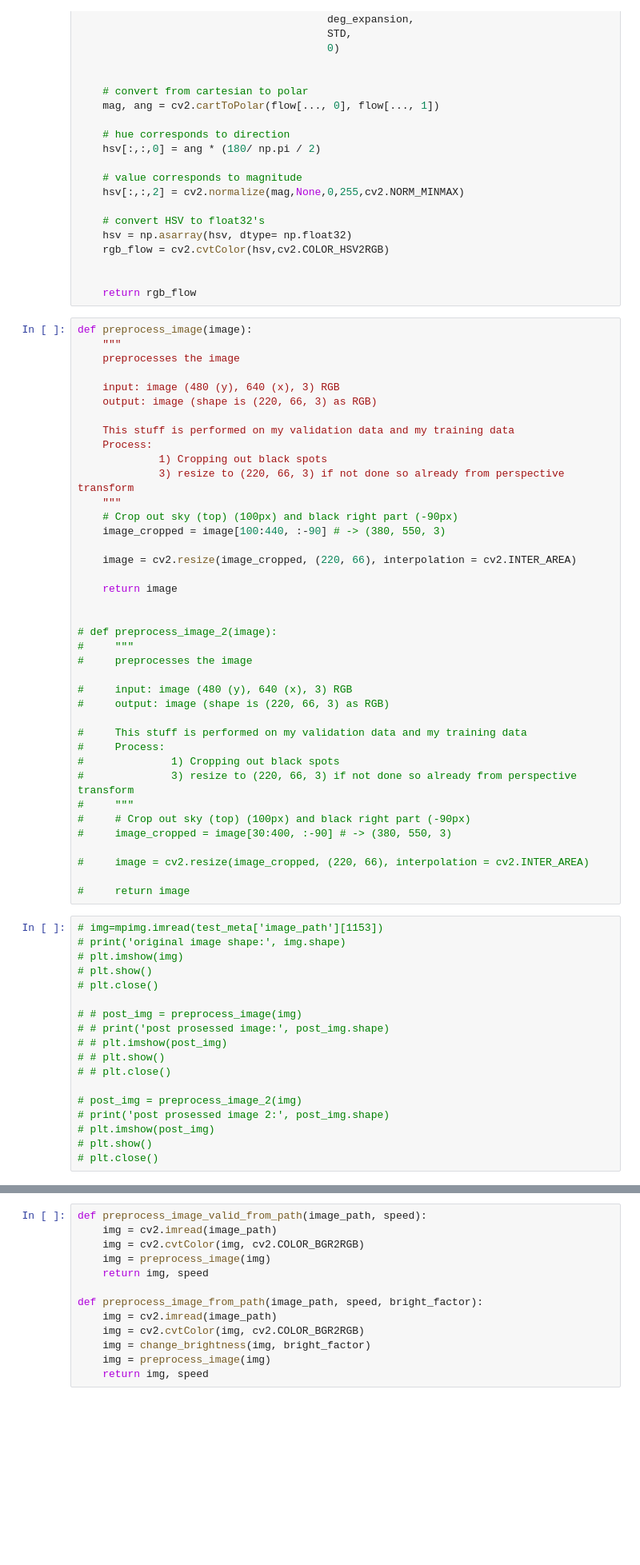
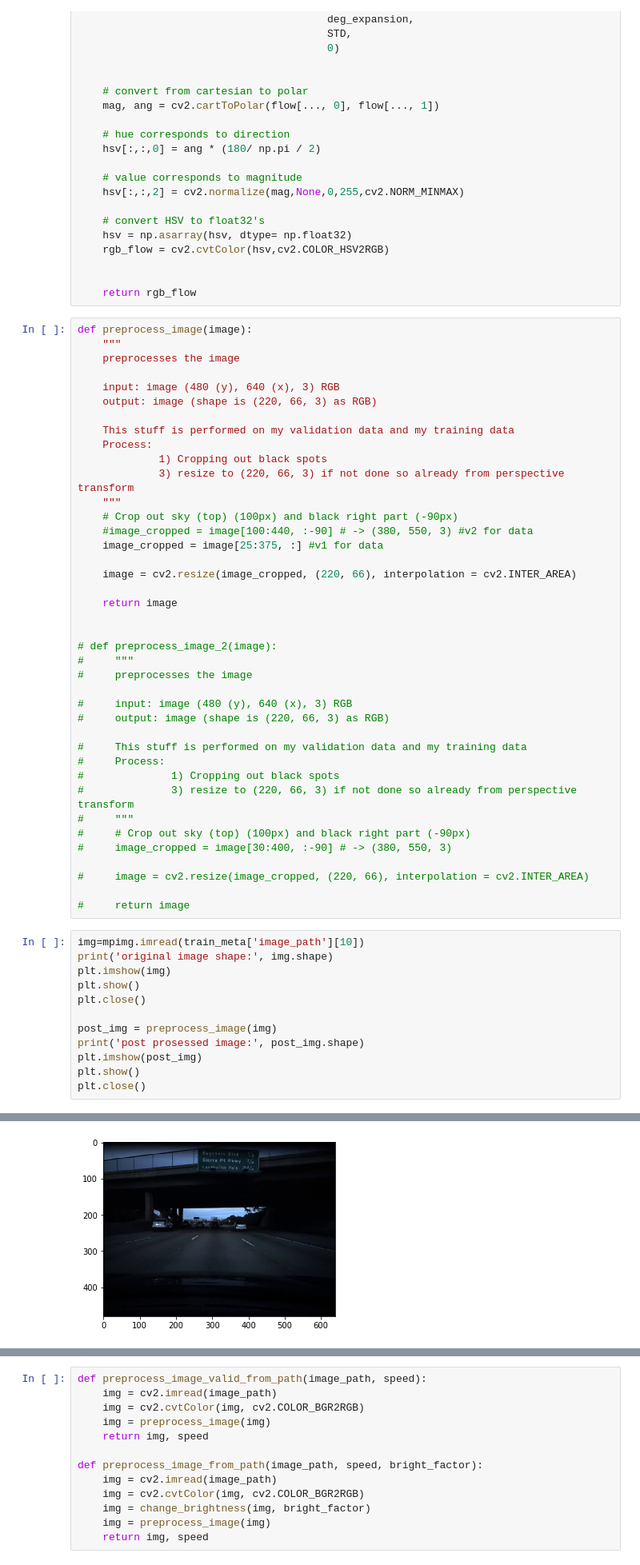
Before and after one commit to jovsa/speed-challenge-2017, a Jupyter notebook: NVIDIA_model.ipynb, the cells around one changed output, grey strips where cells are left out. Shown at 80% size. Drawn from its saved outputs; the diff is of its cells as text; blank space fills up the shorter version.

```diff
--- a/NVIDIA_model.ipynb
+++ b/NVIDIA_model.ipynb
@@ -218,7 +218,8 @@ def preprocess_image(image):
              3) resize to (220, 66, 3) if not done so already from perspective transform
     """
     # Crop out sky (top) (100px) and black right part (-90px)
-    image_cropped = image[100:440, :-90] # -> (380, 550, 3)
+    #image_cropped = image[100:440, :-90] # -> (380, 550, 3) #v2 for data
+    image_cropped = image[25:375, :] #v1 for data
 
     image = cv2.resize(image_cropped, (220, 66), interpolation = cv2.INTER_AREA)
 
@@ -244,20 +245,15 @@ def preprocess_image(image):
 
 #     return image
 # %%
-# img=mpimg.imread(test_meta['image_path'][1153])
-# print('original image shape:', img.shape)
-# plt.imshow(img)
-# plt.show()
-# plt.close()
+img=mpimg.imread(train_meta['image_path'][10])
+print('original image shape:', img.shape)
+plt.imshow(img)
+plt.show()
+plt.close()
 
-# # post_img = preprocess_image(img)
-# # print('post prosessed image:', post_img.shape)
-# # plt.imshow(post_img)
-# # plt.show()
-# # plt.close()
-
-# post_img = preprocess_image_2(img)
-# print('post prosessed image 2:', post_img.shape)
-# plt.imshow(post_img)
-# plt.show()
-# plt.close()
+post_img = preprocess_image(img)
+print('post prosessed image:', post_img.shape)
+plt.imshow(post_img)
+plt.show()
+plt.close()
+# %% [output]
@@ -263,0 +261 @@ def preprocess_image(image):
+[figure, added]
```
Also changed, not shown: parts of 20 cells of this notebook.
